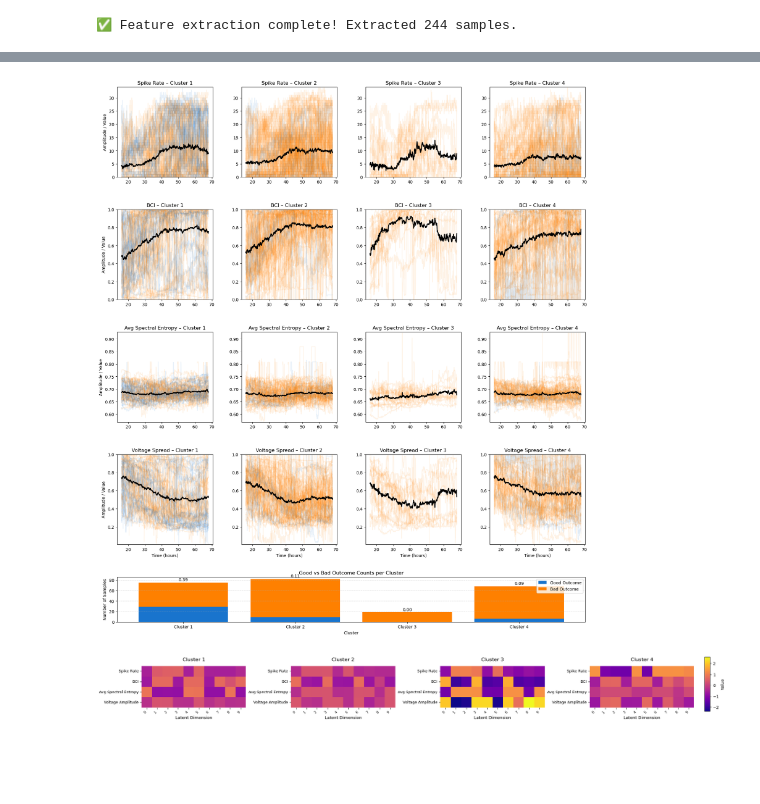
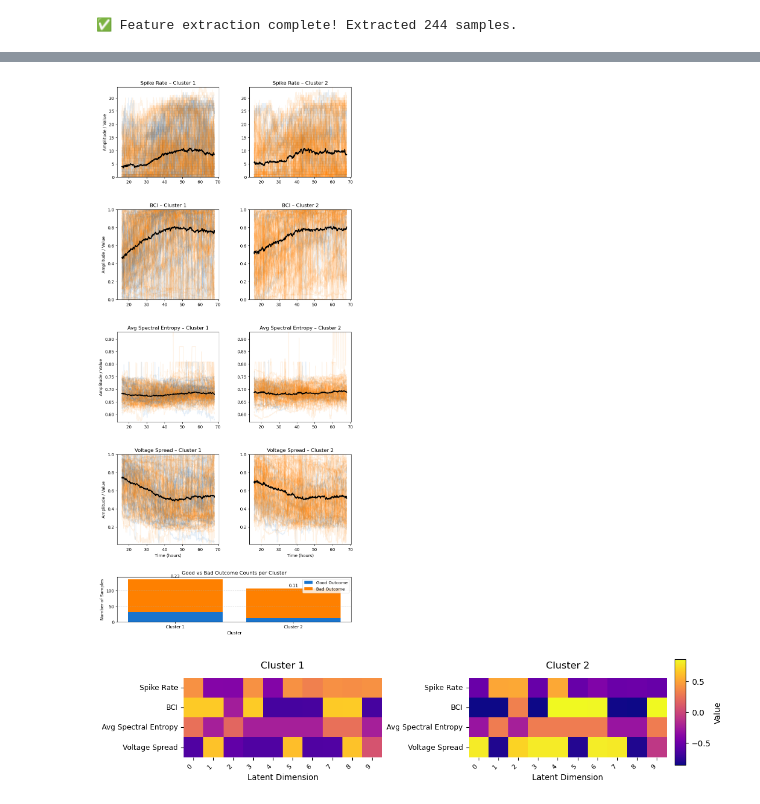
Before and after one commit to Zackary3yin/24MengSpike_final, a Jupyter notebook: Main Progress.ipynb, the cells around one changed output, grey strips where cells are left out. Drawn from its saved outputs; the diff is of its cells as text; code cells hidden in the pictures; blank space fills up the shorter version.

```diff
--- a/Main Progress.ipynb
+++ b/Main Progress.ipynb
@@ -1608,6 +1629,6 @@ def run_clustering_analysis(latent_features, labels, method='kmeans', min_cluste
     return best_labels, optimal_clusters, contingency_table, group_good_bad_ratios, global_ratio, chi2, p, dof, expected, t_stat, t_p_value
 # %%
 cluster_labels, optimal_clusters, contingency_table, group_ratios, global_ratio, chi2, p, dof, expected, t_stat, t_p = run_clustering_analysis(
-    latent_features, labels, method='gmm'  # support 'kmeans', 'gmm', 'agglo', 'spectral'
+    latent_features, labels, method='kmeans'  # support 'kmeans', 'gmm', 'agglo', 'spectral'
 )
 # %% [output]
@@ -1621,7 +1640,7 @@ cluster_labels, optimal_clusters, contingency_table, group_ratios, global_ratio,
 # %%
 # 🚀 Retrieve original EEG data
 raw_data = np.array([eeg_dataset_1[i][0].numpy() for i in range(len(eeg_dataset_1))])  # (n_samples, num_channels, time_steps)
-
+num_channels= len(column_names)
 # Time-axis processing
 time_per_step = 5 / 60  # Each time step represents 5 minutes (in hours)
 time_axis = np.arange(raw_data.shape[2]) * time_per_step + start_time
@@ -1672,34 +1691,34 @@ for ch in range(num_channels):
         if ch == num_channels - 1:
             ax.set_xlabel("Time (hours)")
         ax.set_ylim(min_values[ch], max_values[ch])
         ax.grid(False)
 
 # — Bottom stacked bar chart (spans all columns) —
 bar_ax = fig.add_subplot(gs[num_channels, :])
 good_counts = [int(np.sum((cluster_labels == i) & (labels == 1))) for i in range(cols)]
 bad_counts = [int(np.sum((cluster_labels == i) & (labels == 0))) for i in range(cols)]
 cluster_names = [f"Cluster {i+1}" for i in range(cols)]
 
 bars_good = bar_ax.bar(cluster_names, good_counts, color=color_good, label='Good Outcome')
 bars_bad = bar_ax.bar(cluster_names, bad_counts, bottom=good_counts, color=color_bad, label='Bad Outcome')
 
 bar_ax.set_xlabel('Cluster')
 bar_ax.set_ylabel('Number of Samples')
 bar_ax.set_title('Good vs Bad Outcome Counts per Cluster')
 bar_ax.legend()
 bar_ax.grid(axis='y', linestyle='--', alpha=0.5)
 
 # Annotate ratio above each bar
 for i, (g, b) in enumerate(zip(good_counts, bad_counts)):
     total = g + b
     ratio = g / total if total > 0 else 0
     y = total * 1.02  # Position label 2% above the total height
     bar_ax.text(i, y, f"{ratio:.2f}", ha='center', va='bottom')
 
 plt.tight_layout()
 plt.show()
 # %% [output]
-[figure, old version]
+[figure, new version]
 # %%
 import numpy as np
 import matplotlib.pyplot as plt
@@ -1786,4 +1805,4 @@ plt.subplots_adjust(
 
 plt.show()
 # %% [output]
-[figure, old version]
+[figure, new version]
```
Also changed, not shown: parts of 12 cells of this notebook.
